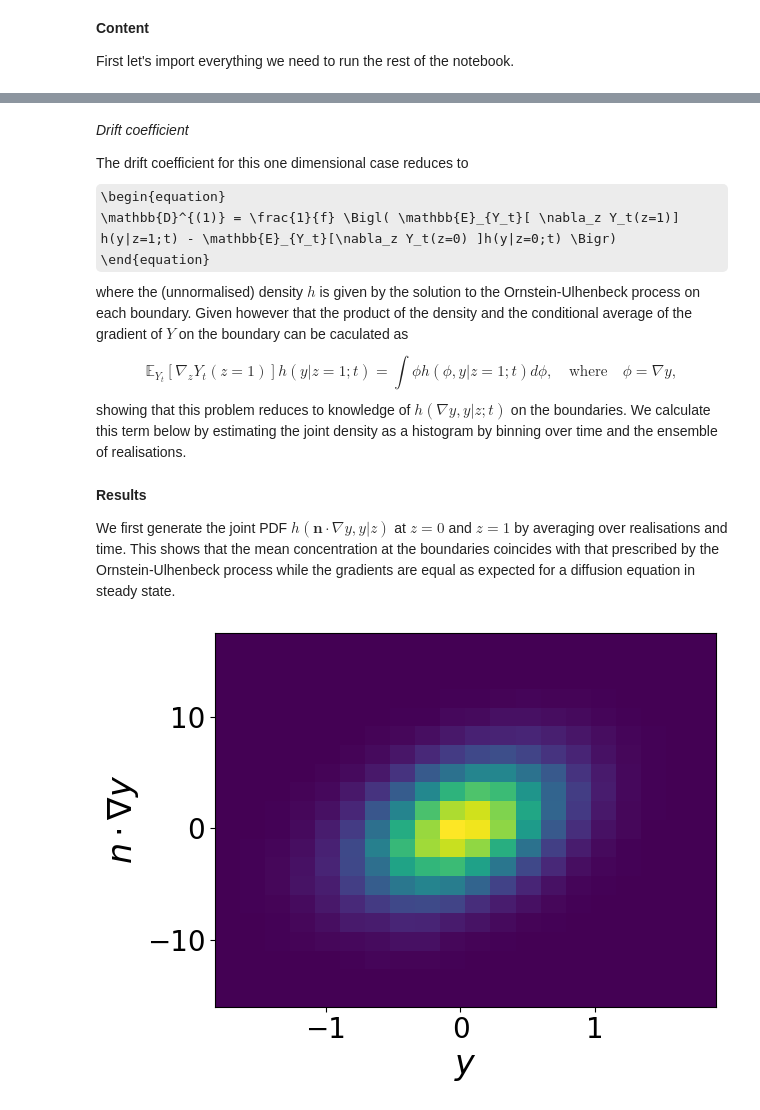
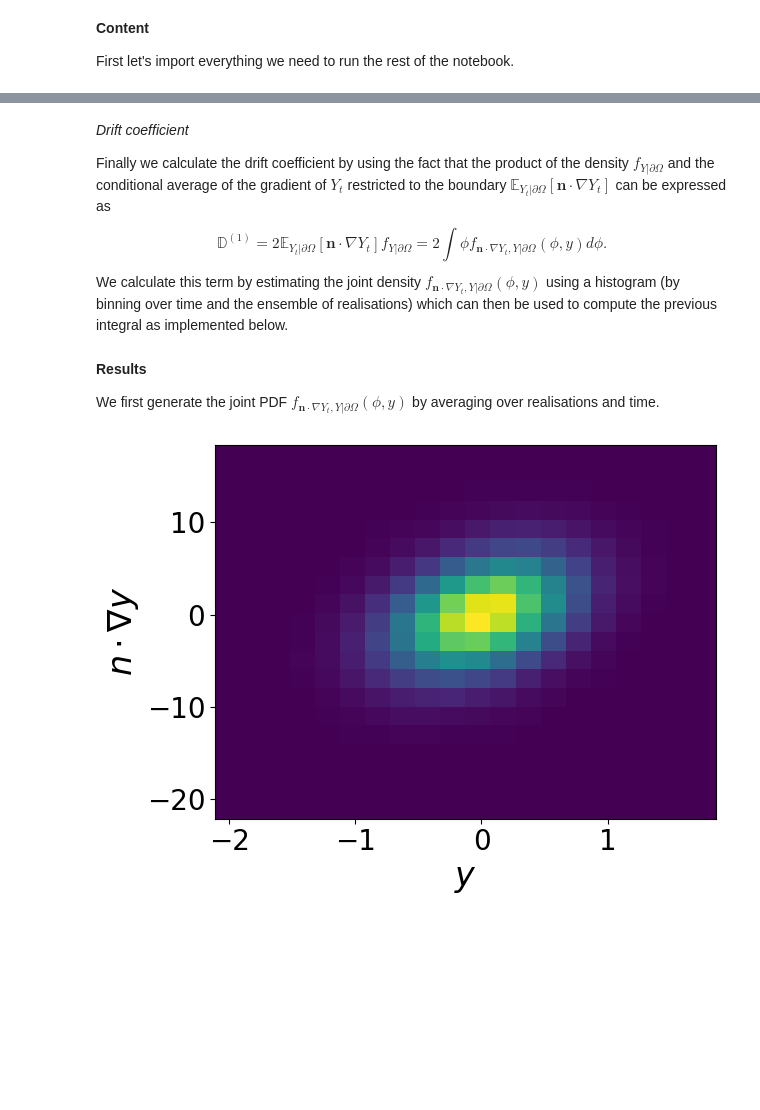
Before and after one commit to D-stratify/Theory, a Jupyter notebook: Diffusion/Diffusion_1D_Stochastic_BCS.ipynb, the cells around one changed output, grey strips where cells are left out. Cells and saved outputs as stored; diff of their text form; code cells hidden in the pictures; some formulas as TeX source; blank space fills up the shorter version.

Commit message:
Updated notation and drift coefficient calculation

```diff
--- a/Diffusion/Diffusion_1D_Stochastic_BCS.ipynb
+++ b/Diffusion/Diffusion_1D_Stochastic_BCS.ipynb
@@ -319,13 +320,9 @@ def diffusion(dY2_data,Y_data,Range,N_bins):
-# %% [markdown]
-*Drift coefficient*
-
-The drift coefficient for this one dimensional case reduces to
-\begin{equation}
-\mathbb{D}^{(1)} = \frac{1}{f} \Bigl( \mathbb{E}_{Y_t}[ \nabla_z Y_t(z=1)] h(y|z=1;t) - \mathbb{E}_{Y_t}[\nabla_z Y_t(z=0) ]h(y|z=0;t) \Bigr)
-\end{equation}
-where the (unnormalised) density $h$ is given by the solution to the Ornstein-Ulhenbeck process on each boundary. Given however that the product of the density and the conditional average of the gradient of $Y$ on the boundary can be caculated as
-\begin{equation}
-\mathbb{E}_{Y_t}[ \nabla_z Y_t(z=1)] h(y|z=1;t) = \int \phi h(\phi, y |z=1;t) d\phi, \quad \text{where} \quad \phi = \nabla y,
-\end{equation}
-showing that this problem reduces to knowledge of $h(\nabla y, y|z;t)$ on the boundaries. We calculate this term below by estimating the joint density as a histogram by binning over time and the ensemble of realisations.
+# %% [markdown]
+*Drift coefficient*
+
+Finally we calculate the drift coefficient by using the fact that the product of the density $f_{Y|\partial \Omega }$ and the conditional average of the gradient of $Y_t$ restricted to the boundary $\mathbb{E}_{Y_t|\partial \Omega}[ \boldsymbol{n} \cdot \nabla Y_t ]$ can be expressed as
+\begin{equation}
+\mathbb{D}^{(1)} = 2\mathbb{E}_{Y_t|\partial \Omega}[ \boldsymbol{n} \cdot \nabla Y_t ] f_{Y|\partial \Omega } = 2 \int \phi f_{\boldsymbol{n} \cdot \nabla Y_t,Y|\partial \Omega}(\phi, y) d\phi.
+\end{equation}
+We calculate this term by estimating the joint density $f_{\boldsymbol{n} \cdot \nabla Y_t,Y|\partial \Omega}(\phi, y)$ using a histogram (by binning over time and the ensemble of realisations) which can then be used to compute the previous integral as implemented below.
 # %%
@@ -347,42 +346,20 @@ def drift(f,y, Y0,Y1,Yz0,Yz1,N_bins):
-# %% [markdown]
-**Results**
-
-We first generate the joint PDF $h(\boldsymbol{n} \cdot \nabla y, y|z)$ at $z=0$ and $z=1$ by averaging over realisations and time. This shows that the mean concentration at the boundaries coincides with that prescribed by the Ornstein-Ulhenbeck process while the gradients are equal as expected for a diffusion equation in steady state.
+# %% [markdown]
+**Results**
+
+We first generate the joint PDF $f_{\boldsymbol{n} \cdot \nabla Y_t,Y|\partial \Omega}(\phi, y)$ by averaging over realisations and time.
 # %%
-nz_minus = -1 # at z=0
-nz_plus  =  1 # at z=1
+fig = plt.figure()
 
-fig, (ax1, ax2) = plt.subplots(ncols=2,sharey=True)
+Y_DATA = np.concatenate((Y0_Data[...].flatten(),Y1_Data[...].flatten()))
+dY_DATA= np.concatenate((nz_minus*Y0zData[...].flatten(),nz_plus*Y1zData[...].flatten()))
 
-ax1.hist2d(x=Y0_Data[...].flatten(), y=nz_minus*Y0zData[...].flatten(),bins = 20)
-ax1.set_title(r'$z=0$',fontsize=24)
-ax1.set_xlabel(r'$y$',fontsize=24)
-ax1.set_ylabel(r'$n \cdot \nabla y$',fontsize=24)
+plt.hist2d(x=Y0_Data[...].flatten(), y=nz_minus*Y0zData[...].flatten(),bins = 20)
+plt.xlabel(r'$y$',fontsize=24)
+plt.ylabel(r'$n \cdot \nabla y$',fontsize=24)
 
-ax2.hist2d(x=Y1_Data[...].flatten(), y=nz_plus*Y1zData[...].flatten(),bins = 20)
-ax2.set_title(r'$z=1$',fontsize=24)
-ax2.set_xlabel(r'$y$',fontsize=24)
-
-for ax in [ax1,ax2]:
-    ax.tick_params(axis='x', labelsize=20)
-    ax.tick_params(axis='y', labelsize=20)
-
+plt.tick_params(axis='both', labelsize=20)
 plt.tight_layout()
 plt.show()
-
-
-# fig = plt.figure()
-
-# Y_DATA = np.concatenate((Y0_Data[...].flatten(),Y1_Data[...].flatten()))
-# dY_DATA= np.concatenate((nz_minus*Y0zData[...].flatten(),nz_plus*Y1zData[...].flatten()))
-
-# plt.hist2d(x=Y0_Data[...].flatten(), y=nz_minus*Y0zData[...].flatten(),bins = 20)
-# plt.xlabel(r'$y$',fontsize=24)
-# plt.ylabel(r'$n \cdot \nabla y$',fontsize=24)
-
-# plt.tick_params(axis='both', labelsize=20)
-# plt.tight_layout()
-# plt.show()
 # %% [output]
-[figure, old version]
+[figure, new version]
 # %% [markdown]
```
Also changed, not shown: parts of 13 cells of this notebook, 4 other files.
